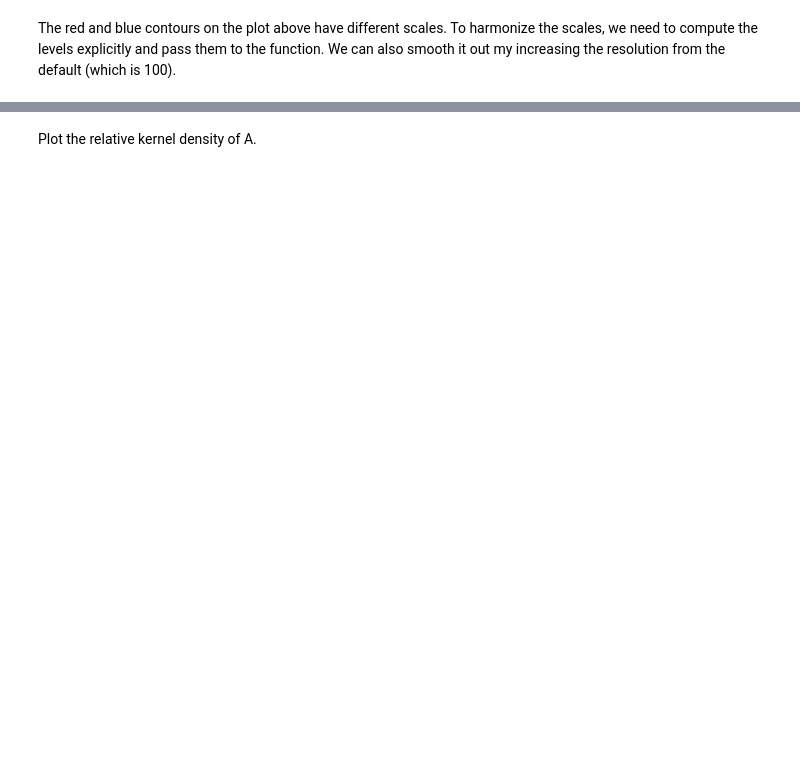
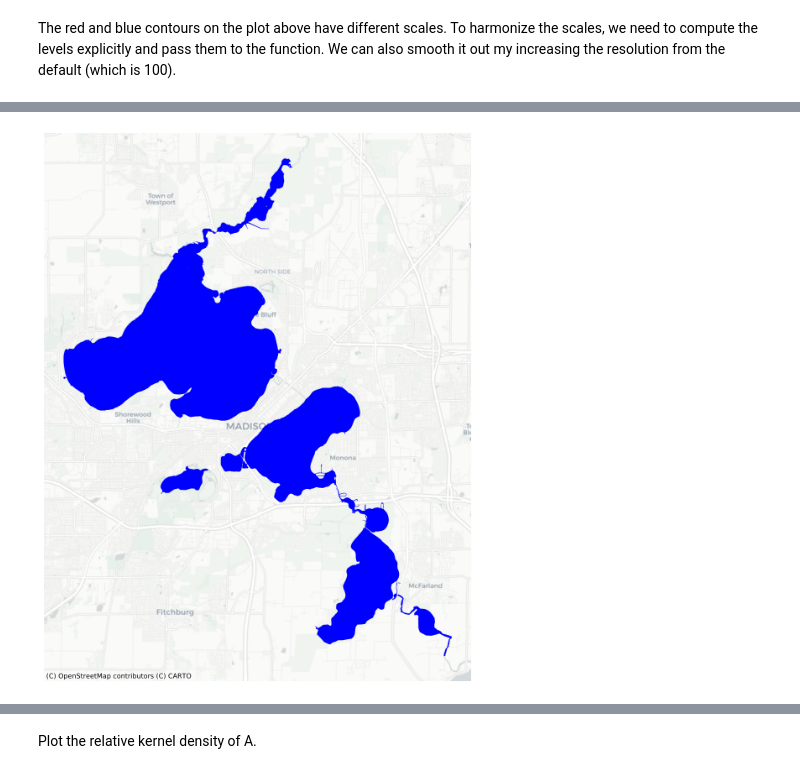
Before and after one commit to jpn--/mapped, a Jupyter notebook: examples/example-contours.ipynb, the cells around one changed output, grey strips where cells are left out. Saved outputs shown, nothing was run; the diff lists cells and outputs as text; code cells hidden in the pictures; blank space fills up the shorter version.

```diff
--- a/examples/example-contours.ipynb
+++ b/examples/example-contours.ipynb
@@ -86,3 +78,9 @@ lakes = lakes.to_crs(mesh.crs)
+# %%
+from mapped.example_data import mad_lakes
+lakes = mad_lakes()
+lakes.plot(basemap='CartoDB', color='blue', figsize=(12,12));
+# %% [output]
+[figure, added]
 # %%
 mask = np.ones(len(mesh), dtype=bool)
 for lake in lakes.geometry:
```
Also changed, not shown: parts of 18 cells of this notebook, 1 other file.
